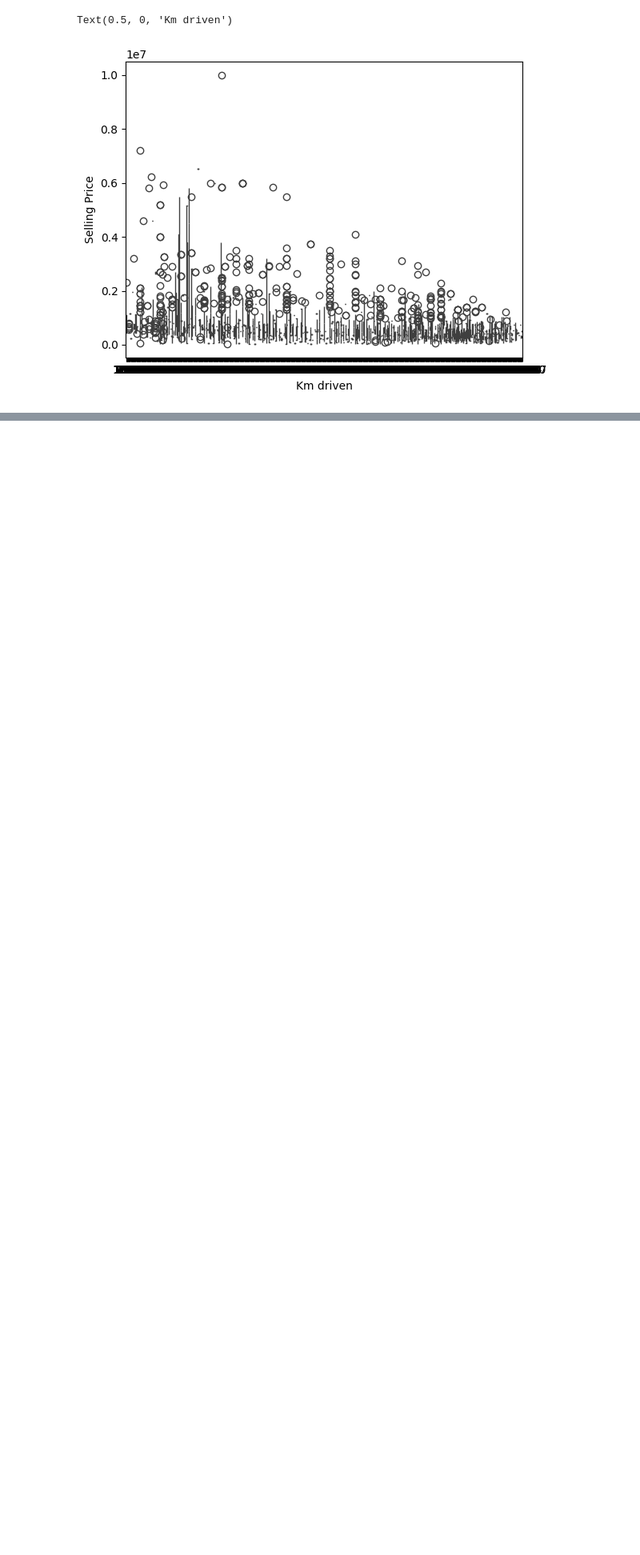
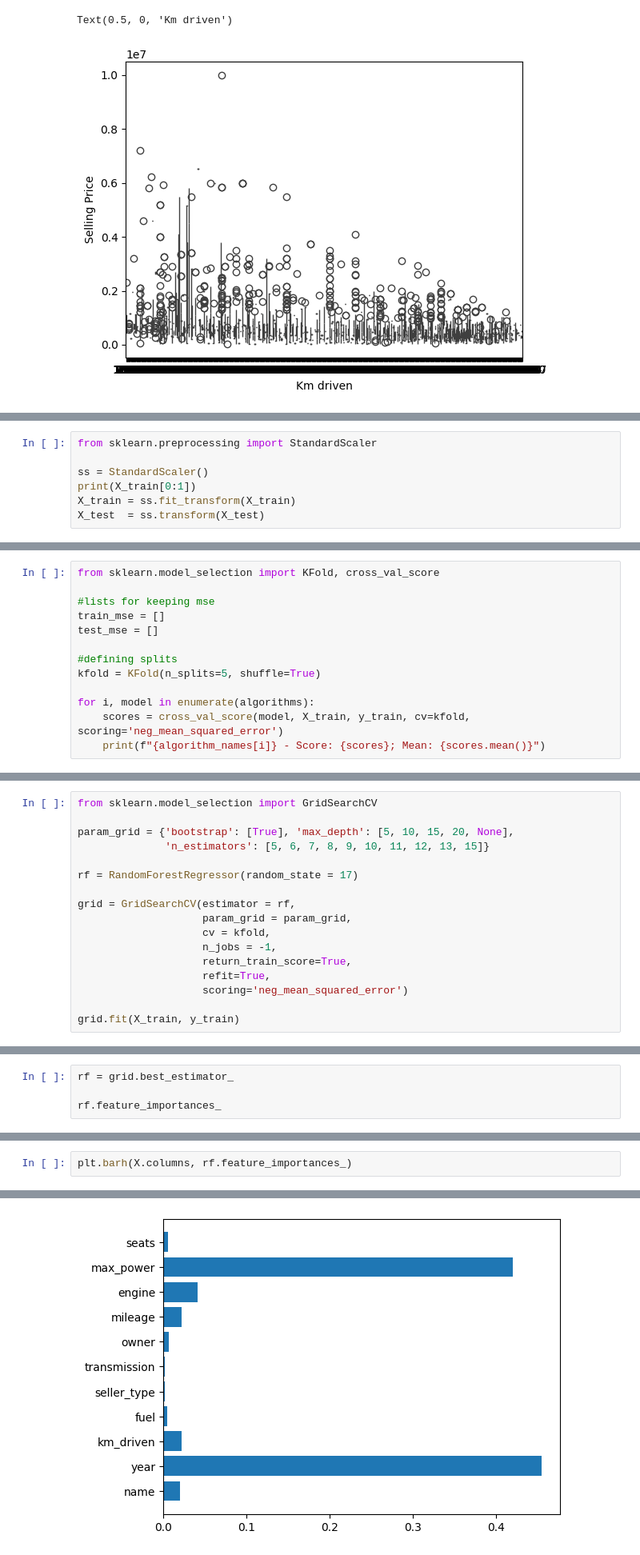
Before and after one commit to puskr99/car-price-prediction-ML, a Jupyter notebook: code/car-price-prediction.ipynb, the cells around one changed output, grey strips where cells are left out. Shown at 80% size. Saved outputs shown, nothing was run; the diff lists cells and outputs as text; blank space fills up the shorter version.

```diff
--- a/code/car-price-prediction.ipynb
+++ b/code/car-price-prediction.ipynb
@@ -285,0 +392,7 @@ Text(0.5, 0, 'Km driven')
+# %%
+from sklearn.preprocessing import StandardScaler
+
+ss = StandardScaler()
+print(X_train[0:1])
+X_train = ss.fit_transform(X_train)
+X_test  = ss.transform(X_test)
@@ -285,0 +439,13 @@ Text(0.5, 0, 'Km driven')
+# %%
+from sklearn.model_selection import KFold, cross_val_score
+
+#lists for keeping mse
+train_mse = []
+test_mse = []
+
+#defining splits
+kfold = KFold(n_splits=5, shuffle=True)
+
+for i, model in enumerate(algorithms):
+    scores = cross_val_score(model, X_train, y_train, cv=kfold, scoring='neg_mean_squared_error')
+    print(f"{algorithm_names[i]} - Score: {scores}; Mean: {scores.mean()}")
@@ -285,0 +458,17 @@ Text(0.5, 0, 'Km driven')
+# %%
+from sklearn.model_selection import GridSearchCV
+
+param_grid = {'bootstrap': [True], 'max_depth': [5, 10, 15, 20, None],
+              'n_estimators': [5, 6, 7, 8, 9, 10, 11, 12, 13, 15]}
+
+rf = RandomForestRegressor(random_state = 17)
+
+grid = GridSearchCV(estimator = rf,
+                    param_grid = param_grid,
+                    cv = kfold,
+                    n_jobs = -1,
+                    return_train_score=True,
+                    refit=True,
+                    scoring='neg_mean_squared_error')
+
+grid.fit(X_train, y_train)
@@ -285,0 +501,4 @@ Text(0.5, 0, 'Km driven')
+# %%
+rf = grid.best_estimator_
+
+rf.feature_importances_
@@ -285,0 +509,3 @@ Text(0.5, 0, 'Km driven')
+# %%
+plt.barh(X.columns, rf.feature_importances_)
+# %% [output]
@@ -285,0 +513 @@ Text(0.5, 0, 'Km driven')
+[figure, added]
```
Also changed, not shown: parts of 35 cells of this notebook, 3 other files.
